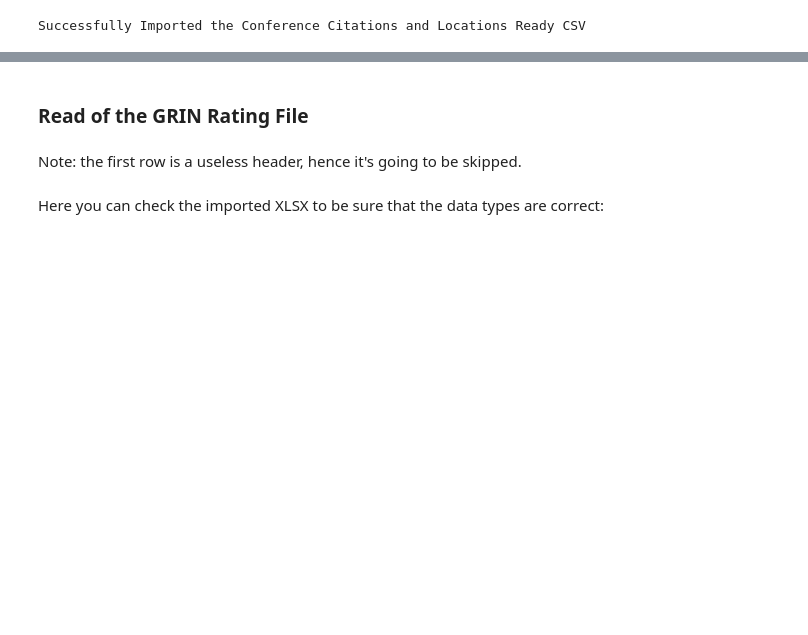
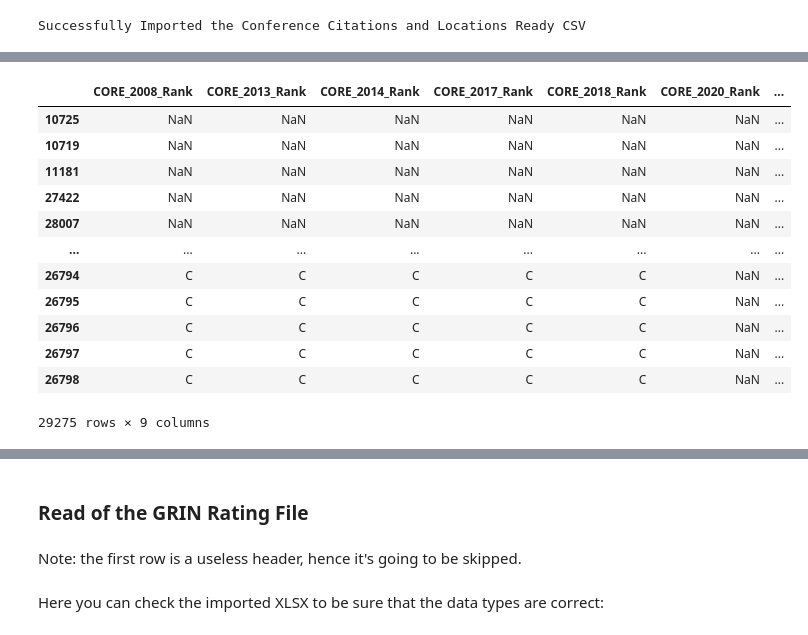
Before and after one commit to MarcoTerzulli/conftur_terzulli, a Jupyter notebook: Dataset Creation Pipeline/5 - Conference Locations Ranking Integration/2 - CORE Conference Ranking Integration.ipynb, the cells around one changed output, grey strips where cells are left out. Saved outputs shown, nothing was run; the diff lists cells and outputs as text; code cells hidden in the pictures; blank space fills up the shorter version.

```diff
--- a/Dataset Creation Pipeline/5 - Conference Locations Ranking Integration/2 - CORE Conference Ranking Integration.ipynb
+++ b/Dataset Creation Pipeline/5 - Conference Locations Ranking Integration/2 - CORE Conference Ranking Integration.ipynb
@@ -69,0 +174,16 @@ df_citations_and_locations.head(3)
+# %%
+df_conference_series_with_core_rank.sort_values(by=['ConferenceSeriesNormalizedName'])
+# %% [output]
+|  | CORE_2008_Rank | CORE_2013_Rank | CORE_2014_Rank | CORE_2017_Rank | CORE_2018_Rank | CORE_2020_Rank | ... |
+| 10725 | NaN | NaN | NaN | NaN | NaN | NaN | ... |
+| 10719 | NaN | NaN | NaN | NaN | NaN | NaN | ... |
+| 11181 | NaN | NaN | NaN | NaN | NaN | NaN | ... |
+| 27422 | NaN | NaN | NaN | NaN | NaN | NaN | ... |
+| 28007 | NaN | NaN | NaN | NaN | NaN | NaN | ... |
+| ... | ... | ... | ... | ... | ... | ... | ... |
+| 26794 | C | C | C | C | C | NaN | ... |
+| 26795 | C | C | C | C | C | NaN | ... |
+| 26796 | C | C | C | C | C | NaN | ... |
+| 26797 | C | C | C | C | C | NaN | ... |
+| 26798 | C | C | C | C | C | NaN | ... |
+29275 rows × 9 columns
```
Also changed, not shown: parts of 30 cells of this notebook, 1 other file.
